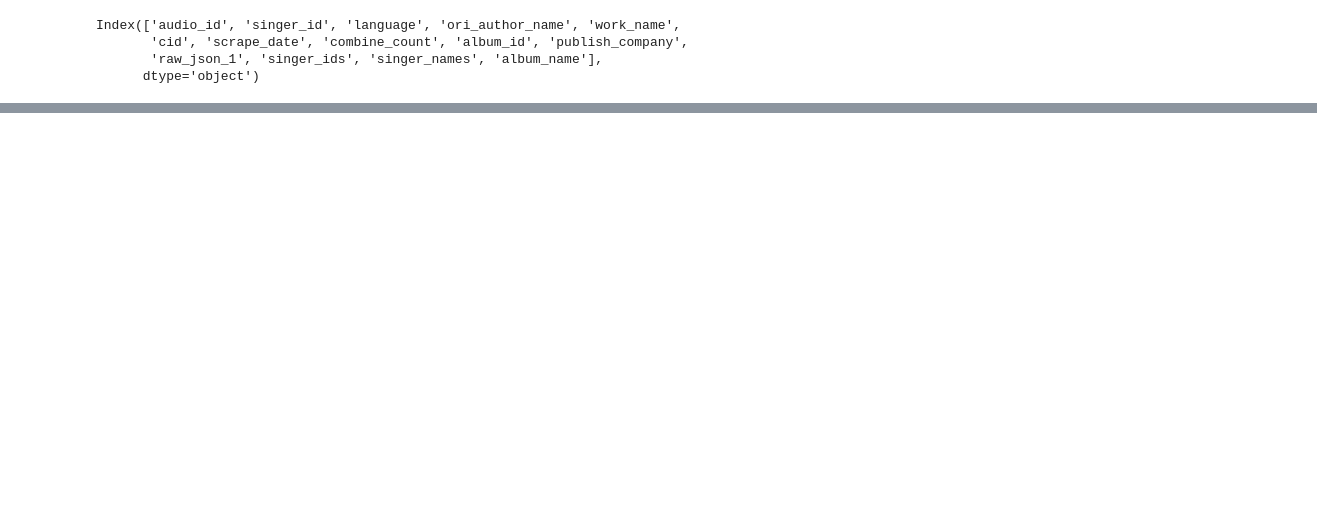
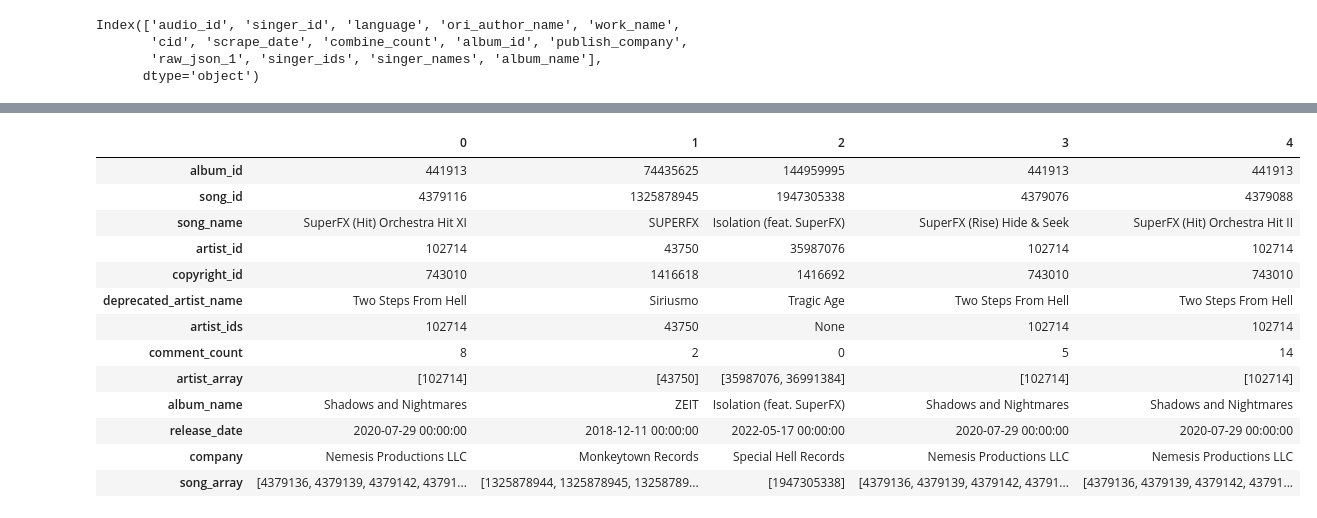
Before and after one commit to richardjl1234/cma, a Jupyter notebook: notebooks/ad_hoc_query.ipynb, the cells around one changed output, grey strips where cells are left out. Drawn from its saved outputs; the diff is of its cells as text; code cells hidden in the pictures; blank space fills up the shorter version.

```diff
--- a/notebooks/ad_hoc_query.ipynb
+++ b/notebooks/ad_hoc_query.ipynb
@@ -14,3 +12,5 @@ print(sys.path)
 from modules.rds_access import execute_sql_query, DatabaseConnection
 import os
 import pandas as pd
+pd.set_option('display.max_rows', None)
+pd.set_option('display.max_colwidth', None)
@@ -27,3 +47,0 @@ conn_params = {
-# %%
-pd.set_option('display.max_rows', 5)
-pd.set_option('display.max_columns', None)
@@ -69,3 +62,30 @@ def row_filter(row):
 df_filtered = df.loc[df.apply(row_filter, axis=1)]
 # %%
 df_filtered.to_csv('result_filtered.csv')
+# %%
+start = time.time()
+# query for the netease_max database.
+conn_params['database'] = "netease_max"
+# sql_query = """SELECT album_id, song_id, song_name, artist_id, copyright_id, deprecated_artist_name, artist_ids,
+# comment_count, audit_songs.artist_array, album_name, release_date, company, song_array
+# FROM audit_songs
+# INNER JOIN audit_albums USING (album_id)
+# where '102714' = any(audit_songs.artist_array)
+# or '792429' = any(audit_songs.artist_array)
+# or '45336' = any(audit_songs.artist_array)
+
+# """
+sql_query = """SELECT album_id, song_id, song_name, artist_id, copyright_id, deprecated_artist_name, artist_ids,
+comment_count, audit_songs.artist_array, album_name, release_date, company, song_array
+FROM audit_songs
+INNER JOIN audit_albums USING (album_id)
+where song_name ilike '%SuperFX%'
+"""
+
+with DatabaseConnection(conn_params) as conn:
+    df = execute_sql_query(sql_query, conn)
+    print(df.shape)
+end = time.time()
+print("time elapsed is: ", end - start)
+df.head().T
+# %% [output]
@@ -71,0 +94,14 @@ df_filtered.to_csv('result_filtered.csv')
+|  | 0 | 1 | 2 | 3 | 4 |
+| album_id | 441913 | 74435625 | 144959995 | 441913 | 441913 |
+| song_id | 4379116 | 1325878945 | 1947305338 | 4379076 | 4379088 |
+| song_name | SuperFX (Hit) Orchestra Hit XI | SUPERFX | Isolation (feat. SuperFX) | SuperFX (Rise) Hide & Seek | SuperFX (Hit) Orchestra Hit II |
+| artist_id | 102714 | 43750 | 35987076 | 102714 | 102714 |
+| copyright_id | 743010 | 1416618 | 1416692 | 743010 | 743010 |
+| deprecated_artist_name | Two Steps From Hell | Siriusmo | Tragic Age | Two Steps From Hell | Two Steps From Hell |
+| artist_ids | 102714 | 43750 | None | 102714 | 102714 |
+| comment_count | 8 | 2 | 0 | 5 | 14 |
+| artist_array | [102714] | [43750] | [35987076, 36991384] | [102714] | [102714] |
+| album_name | Shadows and Nightmares | ZEIT | Isolation (feat. SuperFX) | Shadows and Nightmares | Shadows and Nightmares |
+| release_date | 2020-07-29 00:00:00 | 2018-12-11 00:00:00 | 2022-05-17 00:00:00 | 2020-07-29 00:00:00 | 2020-07-29 00:00:00 |
+| company | Nemesis Productions LLC | Monkeytown Records | Special Hell Records | Nemesis Productions LLC | Nemesis Productions LLC |
+| song_array | [4379136, 4379139, 4379142, 43791... | [1325878944, 1325878945, 13258789... | [1947305338] | [4379136, 4379139, 4379142, 43791... | [4379136, 4379139, 4379142, 43791... |
```
Also changed, not shown: parts of 9 cells of this notebook, 12 other files.
